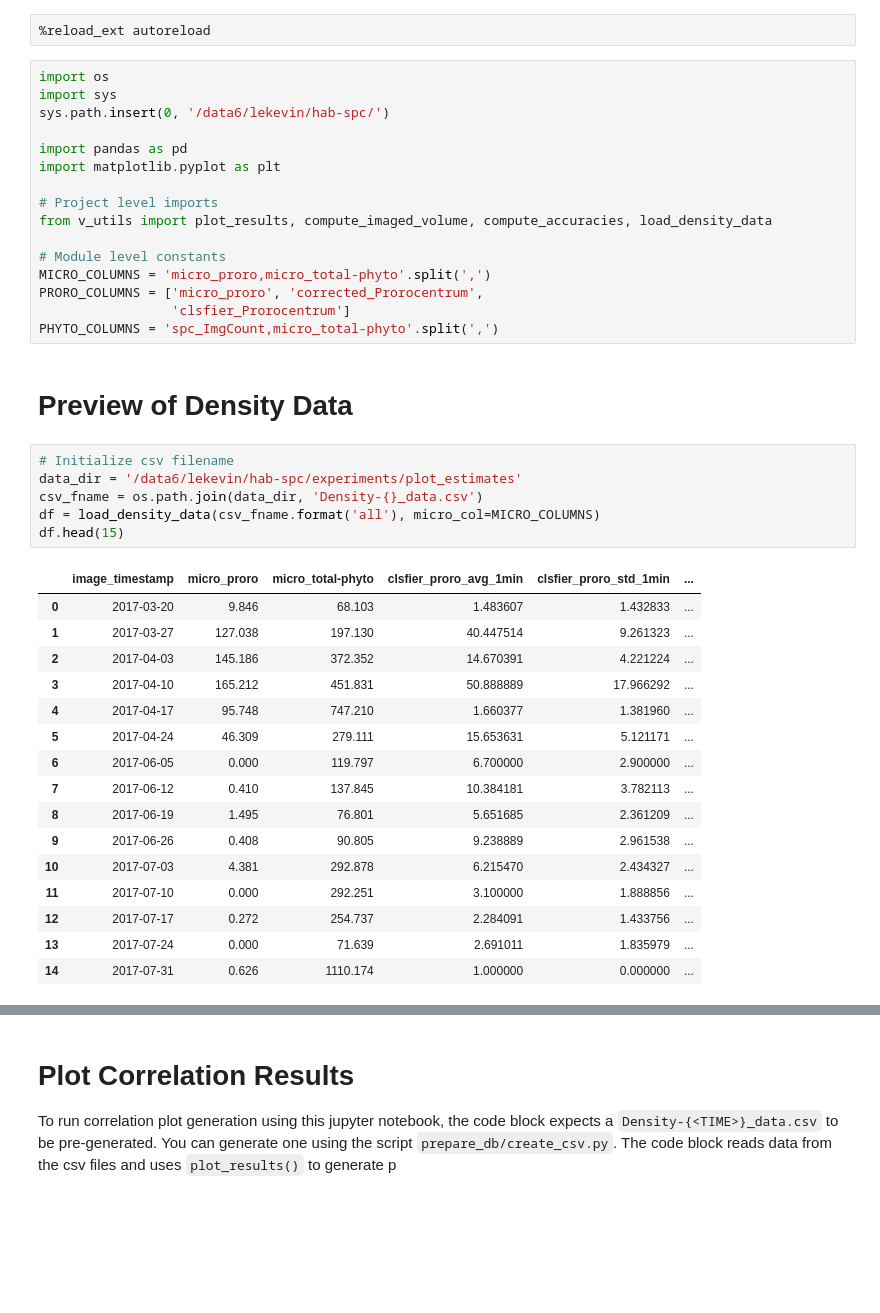
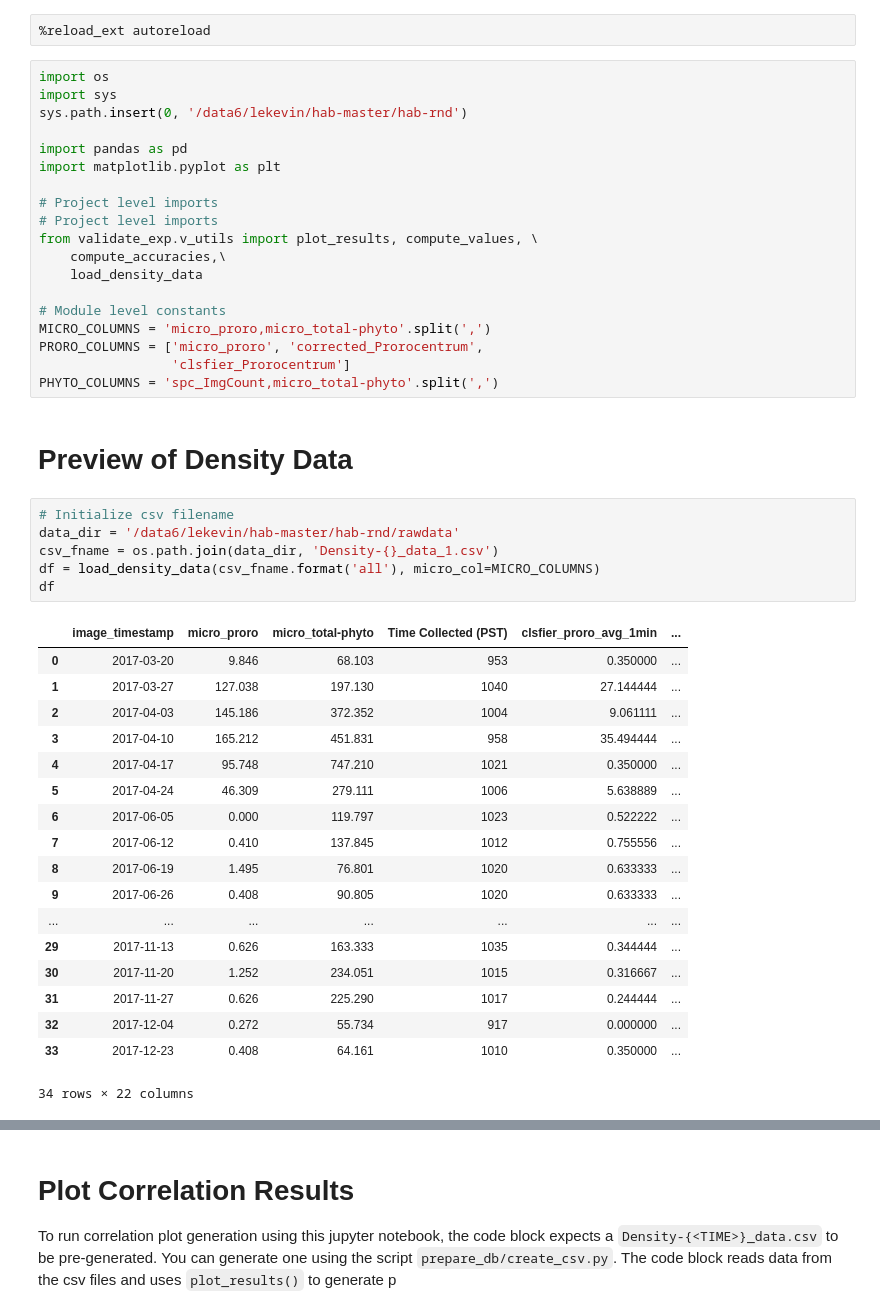
Before and after one commit to hab-spc/hab-rnd, a Jupyter notebook: validate_exp/validate_time_dst.ipynb, the cells around one changed output, grey strips where cells are left out. Drawn from its saved outputs; the diff is of its cells as text; blank space fills up the shorter version.

Commit message:
WIP fix(validate_data): fixed up plots for meeting. need to create separate logs for each time dist rather than altogether

```diff
--- a/validate_exp/validate_time_dst.ipynb
+++ b/validate_exp/validate_time_dst.ipynb
@@ -10,13 +7,16 @@ The autoreload extension is already loaded. To reload it, use:
 # %%
 import os
 import sys
-sys.path.insert(0, '/data6/lekevin/hab-spc/')
+sys.path.insert(0, '/data6/lekevin/hab-master/hab-rnd')
 
 import pandas as pd
 import matplotlib.pyplot as plt
 
 # Project level imports
-from v_utils import plot_results, compute_imaged_volume, compute_accuracies, load_density_data
+# Project level imports
+from validate_exp.v_utils import plot_results, compute_values, \
+    compute_accuracies,\
+    load_density_data
 
 # Module level constants
 MICRO_COLUMNS = 'micro_proro,micro_total-phyto'.split(',')
@@ -27,24 +27,26 @@ PHYTO_COLUMNS = 'spc_ImgCount,micro_total-phyto'.split(',')
 # Preview of Density Data
 # %%
 # Initialize csv filename
-data_dir = '/data6/lekevin/hab-spc/experiments/plot_estimates'
-csv_fname = os.path.join(data_dir, 'Density-{}_data.csv')
+data_dir = '/data6/lekevin/hab-master/hab-rnd/rawdata'
+csv_fname = os.path.join(data_dir, 'Density-{}_data_1.csv')
 df = load_density_data(csv_fname.format('all'), micro_col=MICRO_COLUMNS)
-df.head(15)
+df
 # %% [output]
-|  | image_timestamp | micro_proro | micro_total-phyto | clsfier_proro_avg_1min | clsfier_proro_std_1min | ... |
-| 0 | 2017-03-20 | 9.846 | 68.103 | 1.483607 | 1.432833 | ... |
-| 1 | 2017-03-27 | 127.038 | 197.130 | 40.447514 | 9.261323 | ... |
-| 2 | 2017-04-03 | 145.186 | 372.352 | 14.670391 | 4.221224 | ... |
-| 3 | 2017-04-10 | 165.212 | 451.831 | 50.888889 | 17.966292 | ... |
-| 4 | 2017-04-17 | 95.748 | 747.210 | 1.660377 | 1.381960 | ... |
-| 5 | 2017-04-24 | 46.309 | 279.111 | 15.653631 | 5.121171 | ... |
-| 6 | 2017-06-05 | 0.000 | 119.797 | 6.700000 | 2.900000 | ... |
-| 7 | 2017-06-12 | 0.410 | 137.845 | 10.384181 | 3.782113 | ... |
-| 8 | 2017-06-19 | 1.495 | 76.801 | 5.651685 | 2.361209 | ... |
-| 9 | 2017-06-26 | 0.408 | 90.805 | 9.238889 | 2.961538 | ... |
-| 10 | 2017-07-03 | 4.381 | 292.878 | 6.215470 | 2.434327 | ... |
-| 11 | 2017-07-10 | 0.000 | 292.251 | 3.100000 | 1.888856 | ... |
-| 12 | 2017-07-17 | 0.272 | 254.737 | 2.284091 | 1.433756 | ... |
-| 13 | 2017-07-24 | 0.000 | 71.639 | 2.691011 | 1.835979 | ... |
-| 14 | 2017-07-31 | 0.626 | 1110.174 | 1.000000 | 0.000000 | ... |
+|  | image_timestamp | micro_proro | micro_total-phyto | Time Collected (PST) | clsfier_proro_avg_1min | ... |
+| 0 | 2017-03-20 | 9.846 | 68.103 | 953 | 0.350000 | ... |
+| 1 | 2017-03-27 | 127.038 | 197.130 | 1040 | 27.144444 | ... |
+| 2 | 2017-04-03 | 145.186 | 372.352 | 1004 | 9.061111 | ... |
+| 3 | 2017-04-10 | 165.212 | 451.831 | 958 | 35.494444 | ... |
+| 4 | 2017-04-17 | 95.748 | 747.210 | 1021 | 0.350000 | ... |
+| 5 | 2017-04-24 | 46.309 | 279.111 | 1006 | 5.638889 | ... |
+| 6 | 2017-06-05 | 0.000 | 119.797 | 1023 | 0.522222 | ... |
+| 7 | 2017-06-12 | 0.410 | 137.845 | 1012 | 0.755556 | ... |
+| 8 | 2017-06-19 | 1.495 | 76.801 | 1020 | 0.633333 | ... |
+| 9 | 2017-06-26 | 0.408 | 90.805 | 1020 | 0.633333 | ... |
+| ... | ... | ... | ... | ... | ... | ... |
+| 29 | 2017-11-13 | 0.626 | 163.333 | 1035 | 0.344444 | ... |
+| 30 | 2017-11-20 | 1.252 | 234.051 | 1015 | 0.316667 | ... |
+| 31 | 2017-11-27 | 0.626 | 225.290 | 1017 | 0.244444 | ... |
+| 32 | 2017-12-04 | 0.272 | 55.734 | 917 | 0.000000 | ... |
+| 33 | 2017-12-23 | 0.408 | 64.161 | 1010 | 0.350000 | ... |
+34 rows × 22 columns
```
Also changed, not shown: parts of 8 cells of this notebook, 2 other files.
